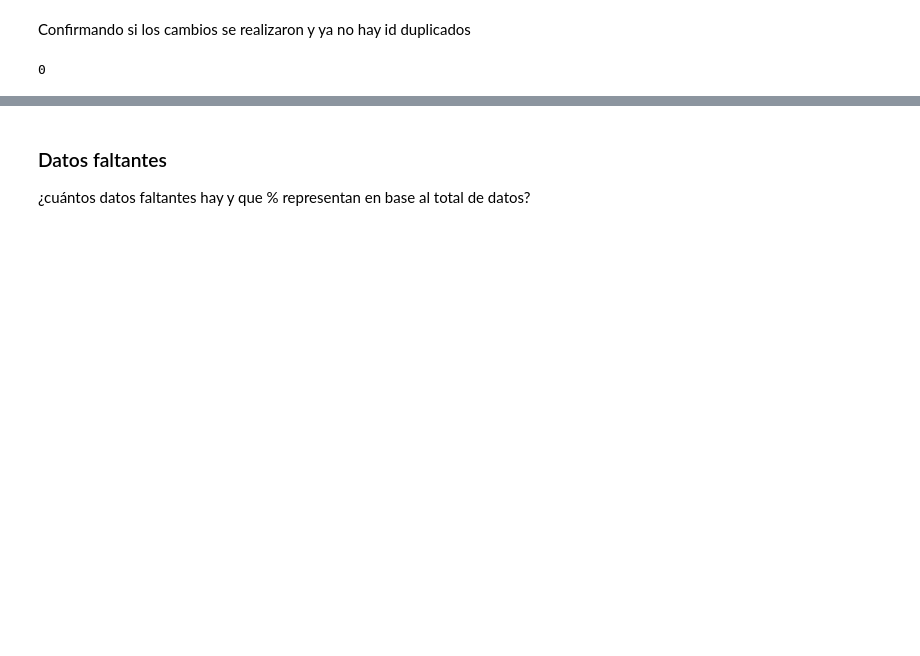
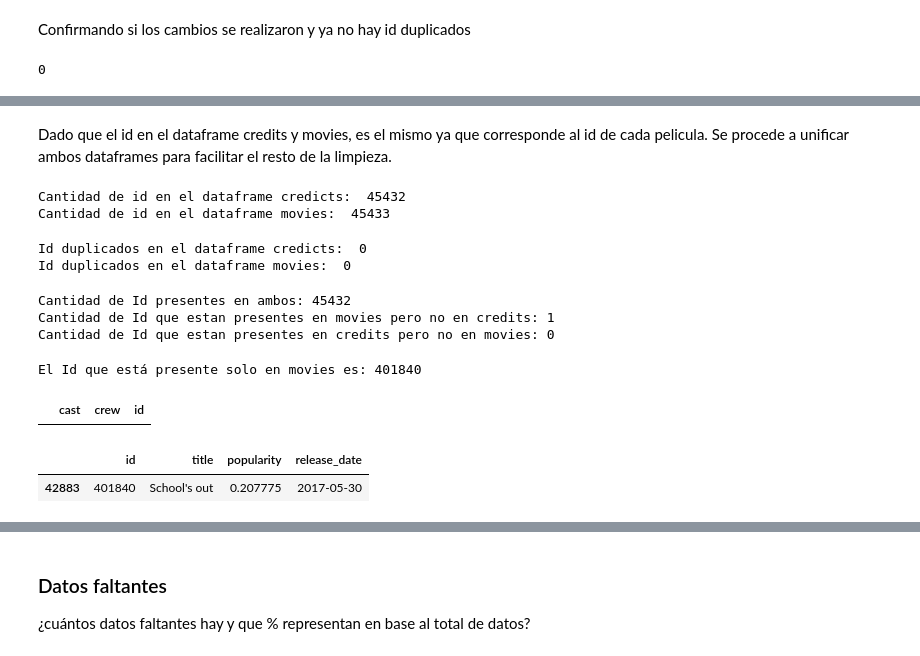
Before and after one commit to DanniRodrJ/Content-Based_Movie_Recommendation_System, a Jupyter notebook: ETL_Movies.ipynb, the cells around one changed output, grey strips where cells are left out. Cells and saved outputs as stored; diff of their text form; code cells hidden in the pictures; blank space fills up the shorter version.

```diff
--- a/ETL_Movies.ipynb
+++ b/ETL_Movies.ipynb
@@ -705,8 +741,10 @@ Function created
 # %%
+# Columnas con datos del tipo string que contienen literales de python
 columns_movies = ['belongs_to_collection', 'genres', 'production_companies', 'production_countries', 'spoken_languages']
 
-for atribute in columns_movies:
-  copy_movies[atribute] = copy_movies[atribute].apply(lambda x: stringified(x))
+for columns in columns_movies:
+  # Aplicar la funcion stringified() a cada columna de columns_movies
+  copy_movies[columns] = copy_movies[columns].apply(lambda x: stringified(x))
 
 copy_movies.head(3)
 # %% [output]
@@ -1455,0 +1552,50 @@ movies[movies.duplicated(subset = 'id', keep = False)].shape[0]
+# %% [markdown]
+Dado que el id en el dataframe credits y movies, es el mismo ya que corresponde al id de cada pelicula. Se procede a unificar ambos dataframes para facilitar el resto de la limpieza.
+# %%
+# Cantidad de id en cada df
+print('Cantidad de id en el dataframe credicts: ', credits.id.shape[0])
+print('Cantidad de id en el dataframe movies: ', movies.id.shape[0])
+# %% [output]
+Cantidad de id en el dataframe credicts:  45432
+Cantidad de id en el dataframe movies:  45433
+# %%
+# Verificar datos duplicados
+print('Id duplicados en el dataframe credicts: ', movies[movies.duplicated(subset = 'id', keep = False)].shape[0])
+print('Id duplicados en el dataframe movies: ', movies[movies.duplicated(subset = 'id', keep = False)].shape[0])
+# %% [output]
+Id duplicados en el dataframe credicts:  0
+Id duplicados en el dataframe movies:  0
+# %%
+# Comparar los id entre ambos dataframes
+movies_test = movies[['id']]
+credits_test = credits[['id']]
+
+comparacion_id = movies_test.merge(credits_test, how = 'outer', indicator = 'union')
+list_both = np.array([comparacion_id.union == 'both']).sum()
+list_left_only = np.array([comparacion_id.union == 'left_only']).sum()
+list_right_only = np.array([comparacion_id.union == 'right_only']).sum()
+
+print(f'Cantidad de Id presentes en ambos: {list_both}')
+print(f'Cantidad de Id que estan presentes en movies pero no en credits: {list_left_only}')
+print(f'Cantidad de Id que estan presentes en credits pero no en movies: {list_right_only}')
+# %% [output]
+Cantidad de Id presentes en ambos: 45432
+Cantidad de Id que estan presentes en movies pero no en credits: 1
+Cantidad de Id que estan presentes en credits pero no en movies: 0
+# %%
+# Encontrar el Id que está solo en movies
+id_movies_only = comparacion_id[comparacion_id['union'] == 'left_only']['id']
+print(f'El Id que está presente solo en movies es: {id_movies_only.values[0]}')
+# %% [output]
+El Id que está presente solo en movies es: 401840
+# %%
+# Verificar si el id 401840 no se encuentra en el dataframe 'credits_csv' en el cual la data se encuentra sin modificar
+credits_csv[credits_csv['id'] == 401840]
+# %% [output]
+|  | cast | crew | id |
+# %%
+# Verificar a que pelicula corresponde el id 401840
+movies[movies['id'] == 401840][['id', 'title', 'popularity', 'release_date']]
+# %% [output]
+|  | id | title | popularity | release_date |
+| 42883 | 401840 | School's out | 0.207775 | 2017-05-30 |
```
Also changed, not shown: parts of 149 cells of this notebook, 3 other files.
